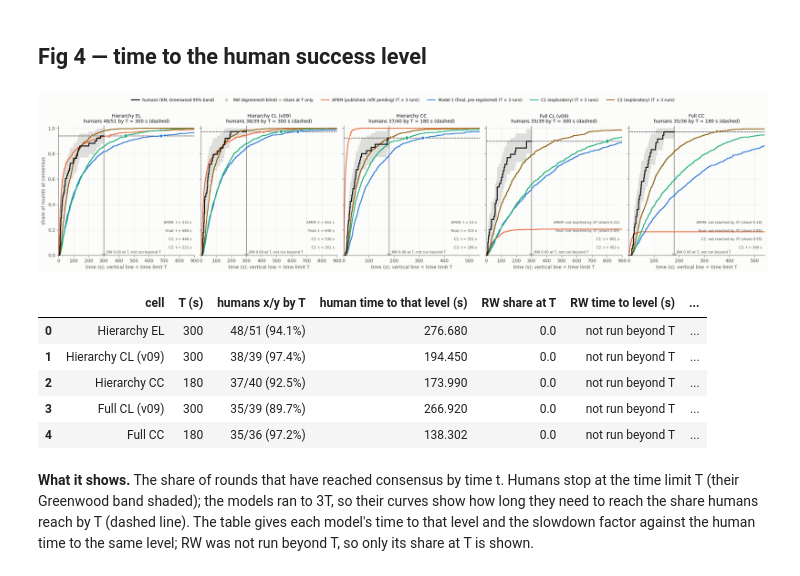
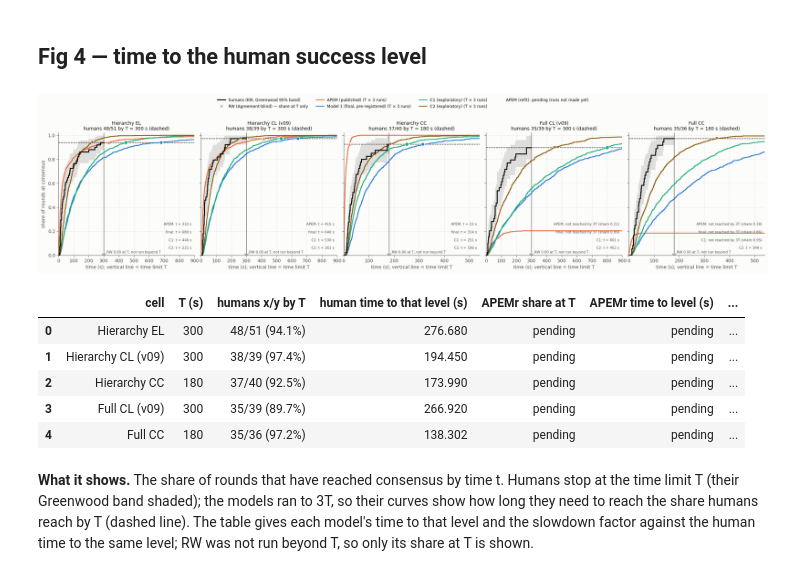
Before and after one commit to Aalokeparno/slider_game, a Jupyter notebook: notebooks/path1/supervisor_compare.ipynb, the cells around one changed output. Cells and saved outputs as stored; diff of their text form; code cells hidden in the pictures.

```diff
--- a/notebooks/path1/supervisor_compare.ipynb
+++ b/notebooks/path1/supervisor_compare.ipynb
@@ -91,12 +98,12 @@ pd.set_option("display.width", 250)
 pd.set_option("display.max_columns", 40)
 pd.set_option("display.max_rows", 300)
 
-MODELS = ["RW", "APEM", "final", "C1", "C2"]
-LABEL = {"humans": "humans", "RW": "RW (Agreement-blind)", "APEM": "APEM (published; refit pending)",
+MODELS = ["RW", "APEM", "APEMr", "final", "C1", "C2"]
+LABEL = {"humans": "humans", "RW": "RW (Agreement-blind)", "APEM": "APEM (published)", "APEMr": "APEM (refit)",
          "final": "Model 1 (final, pre-registered)", "C1": "C1 (exploratory)", "C2": "C2 (exploratory)"}
 SURFACE, INK, INK_2, GRID, BAND = "#fcfcfb", "#0b0b0b", "#52514e", "#e4e3df", "#ebeae6"
-COL = {"humans": INK, "RW": "#9a9993", "APEM": "#eb6834", "final": "#2a78d6", "C1": "#1baf7a", "C2": "#8a5a00"}
-MARK = {"humans": "s", "RW": "x", "APEM": "^", "final": "o", "C1": "D", "C2": "v"}
+COL = {"humans": INK, "RW": "#9a9993", "APEM": "#eb6834", "APEMr": "#9b3fb5", "final": "#2a78d6", "C1": "#1baf7a", "C2": "#8a5a00"}
+MARK = {"humans": "s", "RW": "x", "APEM": "^", "APEMr": "P", "final": "o", "C1": "D", "C2": "v"}
 BRANCH = {"Apex": (0.8, 0, 0), "Left Branch": (0.5, 0.5, 0), "Right Branch": (0.5, 0, 0.5)}   # runapem.m colours
 SIENNA = (160 / 256, 82 / 256, 45 / 256)
 CELLS = V.CELLS
@@ -119,14 +126,18 @@ r3, t3 = in_scope(*design.load("L3"))
 r5, t5 = in_scope(*design.load("L5"))
 if5 = np.where(t5["dataset"] == "CC", "cc", "lab_v09")
 hum = sup.collect(r3, t3, r5, t5, if5)
-sim = {m: pickle.load(open(sup.traj_path(m), "rb")) for m in MODELS}
+sim = {m: pickle.load(open(sup.traj_path(m), "rb")) for m in MODELS if sup.traj_path(m).exists()}
+TM = [m for m in MODELS if m in sim]                  # models with trajectory runs (Figs 5-9)
+PENDING = [m for m in MODELS if m not in sim]         # APEM (refit): runs not made yet
+NOTE = "; ".join(f"{LABEL[m]}: pending (runs not made yet)" for m in PENDING)
+print("trajectory runs:", TM, "| pending:", PENDING)
 ext = {m: pd.read_parquet(sup.ext_path(m)) for m in MODELS if sup.ext_path(m).exists()}
-for m in MODELS:                                  # RW never has all 7 at a wall: give its empty tables the columns
+for m in TM:                                      # RW never has all 7 at a wall: give its empty tables the columns
     for k in ["standoffs", "episodes"]:
         if len(sim[m][k]) == 0:
             sim[m][k] = hum[k].iloc[:0]
-print({m: {k: len(sim[m][k]) for k in ["standoffs", "episodes"]} for m in MODELS})
+print({m: {k: len(sim[m][k]) for k in ["standoffs", "episodes"]} for m in TM})
 pd.DataFrame({"human L3 rounds": hum["km"].groupby(["topology", "dataset"]).size(),
               "human L5 rounds": hum["rounds5"].groupby(["topology", "dataset"]).size(),
-              **{f"{m} rounds (20 reps)": sim[m]["km"].groupby(["topology", "dataset"]).size() for m in MODELS}})
+              **{f"{m} rounds (20 reps)": sim[m]["km"].groupby(["topology", "dataset"]).size() for m in TM}})
 # %% [output]
@@ -150,6 +162,7 @@ reps = {m: pd.read_parquet(sup.reps_path(m)) for m in ["RW", "APEM"]}
 for m in ["final", "C1", "C2"]:
     main, v09 = pd.read_parquet(config.P24_REPS[m]), pd.read_parquet(p24_noOldCL.path(m))
     reps[m] = pd.concat([main[~is_cl(main)], v09[is_cl(v09)]], ignore_index=True)
+reps["APEMr"] = pd.read_parquet(config.TABLES / "p26_reps_stage4.parquet").assign(preset="APEMr")   # P26 stage 4
 reps = {m: reps[m] for m in MODELS}
 chk = pd.concat(pc.build_tables(reps, human, sd_human).values(), ignore_index=True)
 chk = chk[chk["stat"] != pc.SD_STAT].reset_index(drop=True)
@@ -158,6 +171,9 @@ chk["gap"] = (chk["sim_mean"] - chk["value"]) / chk["half_width"]
 again = chk.set_index(["preset"] + pc.KEY).loc[["final", "C2"]]
 ref = noold[noold["stat"] != pc.SD_STAT].set_index(["preset"] + pc.KEY).loc[["final", "C2"]]
 assert np.allclose(again["sim_mean"], ref.loc[again.index, "sim_mean"], equal_nan=True)   # = p24_checks_noOldCL.csv
+p26 = pd.read_csv(config.TABLES / "p26_apem_refit_checks.csv").set_index(pc.KEY)
+mine = chk[chk["preset"] == "APEMr"].set_index(pc.KEY).loc[p26.index]
+assert np.allclose(mine["sim_mean"], p26["sim"], equal_nan=True)        # = p26_apem_refit_checks.csv
 R = chk.groupby("preset")["R"].first().to_dict()
 print("replicates:", R)
 
@@ -240,7 +257,7 @@ for cell in CELLS:
 headline = pd.DataFrame(rows)
 headline.to_csv(config.TABLES / "sup_headline.csv", index=False)
 
-fig, ax = plt.subplots(figsize=(17, 0.34 * (len(headline) + 2)))
+fig, ax = plt.subplots(figsize=(19, 0.34 * (len(headline) + 2)))
 ax.axis("off")
 cols = ["cell", "statistic", "human [95% CI]"] + MODELS
 tab = ax.table(cellText=headline[cols].to_numpy(), colLabels=["cell", "statistic", "humans [95% CI]"] +
@@ -350,7 +386,9 @@ for cell in CELLS:
     row = {"cell": cname(cell), "T (s)": T, "humans x/y by T": f"{x}/{n} ({100 * level:.1f}%)",
            "human time to that level (s)": t_h}
     curves[cell] = {"km": km, "T": T, "level": level, "x": x, "n": n, "t_h": t_h}
-    for m in MODELS:
+    for m in PENDING:
+        row[f"{m} share at T"], row[f"{m} time to level (s)"], row[f"{m} slowdown"] = "pending", "pending", np.nan
+    for m in TM:
         if m not in ext:                                      # RW: no extended run; share at T from its 20 replicates
             k = sim[m]["km"]
             k = k[(k["topology"] == cell[0]) & (k["dataset"] == cell[1])]
@@ -379,45 +417,46 @@ for ax, cell in zip(axes, CELLS):
     ax.step(tt, 1 - np.r_[1, km["survival"]], where="post", color=COL["humans"], linewidth=2.2, zorder=4)
     ax.fill_between(tt, 1 - np.r_[1, km["hi"]], 1 - np.r_[1, km["lo"]], step="post", color=INK, alpha=0.12, linewidth=0)
     ax.axhline(c["level"], color=INK, linestyle="--", linewidth=1)
     ax.axvline(T, color=INK_2, linewidth=1)
-    for k, m in enumerate(MODELS):
+    for k, m in enumerate(TM):
         q = c[m]
         if "t" not in q:
             ax.plot([T], [q["at_T"]], marker=MARK[m], color=COL[m], markersize=8, markeredgewidth=1.8, zorder=5)
             ax.annotate(f"RW {q['at_T']:.2f} at T, not run beyond T", (T, q["at_T"]), xytext=(6, 4 + 0 * k),
                         textcoords="offset points", fontsize=7.5, color=INK_2)
             continue
         ax.step(np.r_[0, q["t"], 3 * T], np.r_[0, q["share"], q["end"]], where="post", color=COL[m], linewidth=1.8)
         if not np.isnan(q["t_m"]):
             ax.plot([q["t_m"]], [c["level"]], marker=MARK[m], color=COL[m], markersize=7, markeredgecolor=SURFACE, zorder=6)
             label = f"t = {q['t_m']:.0f} s"
         else:
             label = f"not reached by 3T (share {q['end']:.2f})"
-        ax.annotate(f"{m}: {label}", (0.98, 0.05 + 0.065 * (len(MODELS) - 1 - k)), xycoords="axes fraction", ha="right",
+        ax.annotate(f"{m}: {label}", (0.98, 0.05 + 0.065 * (len(TM) - 1 - k)), xycoords="axes fraction", ha="right",
                     fontsize=7.5, color=INK_2)
     ax.set_xlim(0, 3 * T)
     ax.set_ylim(0, 1.02)
     ax.set_title(f"{cname(cell)}\nhumans {c['x']}/{c['n']} by T = {T} s (dashed)", fontsize=10)
     ax.set_xlabel("time (s); vertical line = time limit T")
     ax.grid(color=GRID, linewidth=0.5)
 axes[0].set_ylabel("share of rounds at consensus")
 handles = [Line2D([], [], color=INK, linewidth=2.2, label="humans (KM, Greenwood 95% band)")]
 handles += [Line2D([], [], color=COL[m], linewidth=1.8, marker=MARK[m] if m == "RW" else None,
                    linestyle="none" if m == "RW" else "-", label=LABEL[m] + (" — share at T only" if m == "RW" else " (T × 3 runs)"))
-            for m in MODELS]
-fig.legend(handles=handles, loc="upper center", ncol=6, frameon=False, bbox_to_anchor=(0.5, 1.0), fontsize=8.5)
-fig.tight_layout(rect=(0, 0, 1, 0.92))
+            for m in TM]
+handles += [Patch(color="none", label=NOTE)] if NOTE else []
+fig.legend(handles=handles, loc="upper center", ncol=4, frameon=False, bbox_to_anchor=(0.5, 1.0), fontsize=8.5)
+fig.tight_layout(rect=(0, 0, 1, 0.88))
 fig.savefig(fig_path(4), dpi=150)
 plt.show()
 reach.round(3)
 # %% [output]
-[figure, old version]
+[figure, new version]
-|  | cell | T (s) | humans x/y by T | human time to that level (s) | RW share at T | RW time to level (s) | ... |
-| 0 | Hierarchy EL | 300 | 48/51 (94.1%) | 276.680 | 0.0 | not run beyond T | ... |
-| 1 | Hierarchy CL (v09) | 300 | 38/39 (97.4%) | 194.450 | 0.0 | not run beyond T | ... |
-| 2 | Hierarchy CC | 180 | 37/40 (92.5%) | 173.990 | 0.0 | not run beyond T | ... |
-| 3 | Full CL (v09) | 300 | 35/39 (89.7%) | 266.920 | 0.0 | not run beyond T | ... |
-| 4 | Full CC | 180 | 35/36 (97.2%) | 138.302 | 0.0 | not run beyond T | ... |
+|  | cell | T (s) | humans x/y by T | human time to that level (s) | APEMr share at T | APEMr time to level (s) | ... |
+| 0 | Hierarchy EL | 300 | 48/51 (94.1%) | 276.680 | pending | pending | ... |
+| 1 | Hierarchy CL (v09) | 300 | 38/39 (97.4%) | 194.450 | pending | pending | ... |
+| 2 | Hierarchy CC | 180 | 37/40 (92.5%) | 173.990 | pending | pending | ... |
+| 3 | Full CL (v09) | 300 | 35/39 (89.7%) | 266.920 | pending | pending | ... |
+| 4 | Full CC | 180 | 35/36 (97.2%) | 138.302 | pending | pending | ... |
 # %% [markdown]
 **What it shows.** The share of rounds that have reached consensus by time t. Humans stop at the time limit T (their
 Greenwood band shaded); the models ran to 3T, so their curves show how long they need to reach the share humans
```
Also changed, not shown: parts of 19 cells of this notebook, 20 other files.
